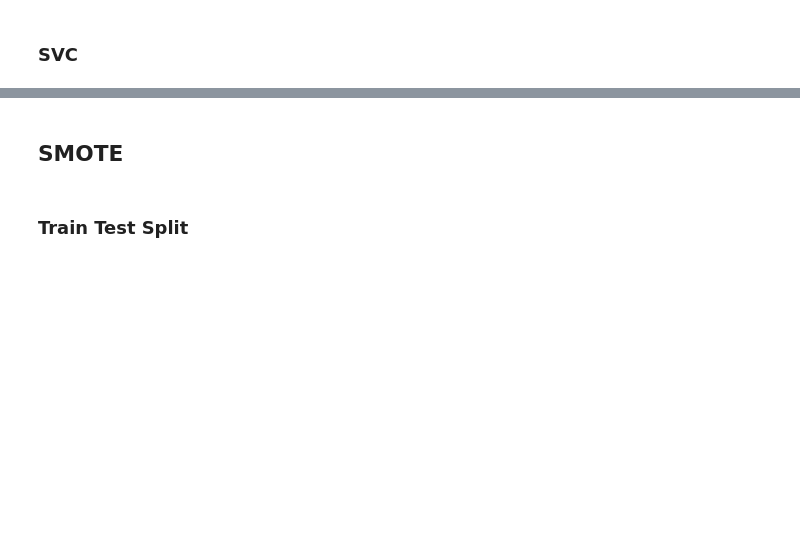
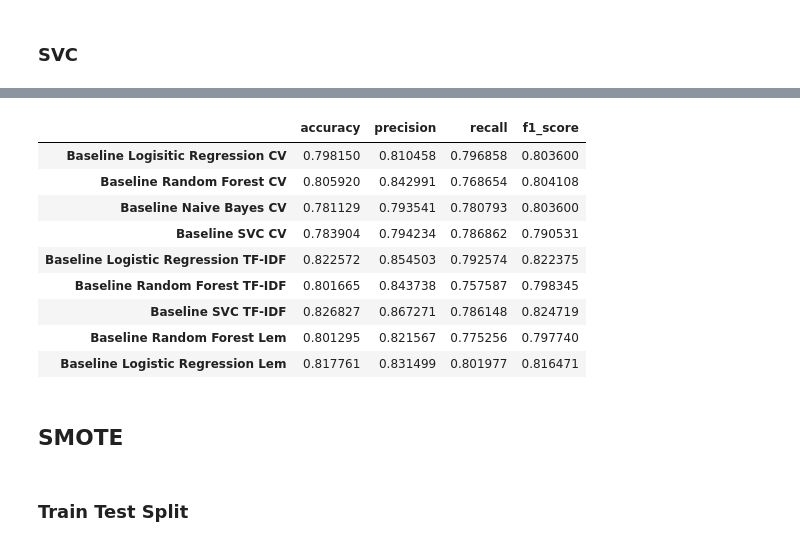
Before and after one commit to ismael-araujo/Hotel-Reviews-Analysis-Using-NLP, a Jupyter notebook: models/baseline-models.ipynb, the cells around one changed output, grey strips where cells are left out. Saved outputs shown, nothing was run; the diff lists cells and outputs as text; code cells hidden in the pictures; blank space fills up the shorter version.

```diff
--- a/models/baseline-models.ipynb
+++ b/models/baseline-models.ipynb
@@ -258,3 +329,14 @@ y_lg_base_tfidf_lem = lg_base_tfidf.predict(X_test_lem)
+# %%
+# Creating dictionary with all metrics
+lr_lem_accuracy = accuracy_score(y_test_lem, y_lg_base_tfidf_lem)
+lr_lem_precision = precision_score(y_test_lem, y_lg_base_tfidf_lem)
+lr_lem_recall = recall_score(y_test_lem, y_lg_base_tfidf_lem)
+lr_lem_f1 = f1_score(y_test_lem, y_lg_base_tfidf_lem)
+
+metric_dict['Baseline Logistic Regression Lem'] = {'accuracy': lr_lem_accuracy,
+                                                'precision': lr_lem_precision,
+                                                'recall': lr_lem_recall,
+                                                'f1_score': lr_lem_f1 }
 # %%
 # Logistic Regression TF-IDF baseline evaluation
 evaluation(y_test_lem, y_lg_base_tfidf_lem)
@@ -267,9 +349,20 @@ Recall: 0.8019765739385066
 # %% [markdown]
 ### Random Forest
 # %%
-rf_base_tfidf = RandomForestClassifier(random_state=1)
-rf_base_tfidf.fit(X_train_lem, y_train_lem)
-y_rf_base_tfidf = rf_base_tfidf.predict(X_test_lem)
+rf_baseline = RandomForestClassifier(random_state=1)
+rf_baseline.fit(X_train_lem, y_train_lem)
+y_rf_base_lem = rf_baseline.predict(X_test_lem)
+# %%
+# Creating dictionary with all metrics
+rf_lem_accuracy = accuracy_score(y_test_lem, y_rf_base_lem)
+rf_lem_precision = precision_score(y_test_lem, y_rf_base_lem)
+rf_lem_recall = recall_score(y_test_lem, y_rf_base_lem)
+rf_lem_f1 = f1_score(y_test_lem, y_rf_base_lem)
+
+metric_dict['Baseline Random Forest Lem'] = {'accuracy': rf_lem_accuracy,
+                                                'precision': rf_lem_precision,
+                                                'recall': rf_lem_recall,
+                                                'f1_score': rf_lem_f1 }
 # %%
 # Logistic Regression TF-IDF baseline evaluation
 evaluation(y_test_lem, y_rf_base_tfidf)
@@ -285,6 +378,17 @@ Recall: 0.7752562225475842
 svc = SVC(kernel='linear')
 svc.fit(X_train_lem, y_train_lem)
 y_pred_svc_lem = svc.predict(X_test_lem)
+# %%
+# Creating dictionary with all metrics
+svc_lem_accuracy = accuracy_score(y_test_lem, y_pred_svc_lem)
+svc_lem_precision = precision_score(y_test_lem, y_pred_svc_lem)
+svc_lem_recall = recall_score(y_test_lem, y_pred_svc_lem)
+svc_lem_f1 = f1_score(y_test_lem, y_pred_svc_lem)
+
+metric_dict['Baseline Random Forest Lem'] = {'accuracy': svc_lem_accuracy,
+                                                'precision': svc_lem_precision,
+                                                'recall': svc_lem_recall,
+                                                'f1_score': svc_lem_f1 }
 # %%
 evaluation(y_test_lem, y_pred_svc_lem)
 # %% [output]
@@ -296,3 +400,16 @@ Recall: 0.7953879941434846
+# %%
+pd.DataFrame.from_dict(metric_dict, orient='index')
+# %% [output]
+|  | accuracy | precision | recall | f1_score |
+| Baseline Logisitic Regression CV | 0.798150 | 0.810458 | 0.796858 | 0.803600 |
+| Baseline Random Forest CV | 0.805920 | 0.842991 | 0.768654 | 0.804108 |
+| Baseline Naive Bayes CV | 0.781129 | 0.793541 | 0.780793 | 0.803600 |
+| Baseline SVC CV | 0.783904 | 0.794234 | 0.786862 | 0.790531 |
+| Baseline Logistic Regression TF-IDF | 0.822572 | 0.854503 | 0.792574 | 0.822375 |
+| Baseline Random Forest TF-IDF | 0.801665 | 0.843738 | 0.757587 | 0.798345 |
+| Baseline SVC TF-IDF | 0.826827 | 0.867271 | 0.786148 | 0.824719 |
+| Baseline Random Forest Lem | 0.801295 | 0.821567 | 0.775256 | 0.797740 |
+| Baseline Logistic Regression Lem | 0.817761 | 0.831499 | 0.801977 | 0.816471 |
 # %% [markdown]
 ## SMOTE
 # %% [markdown]
```
Also changed, not shown: parts of 30 cells of this notebook, 1 other file.
